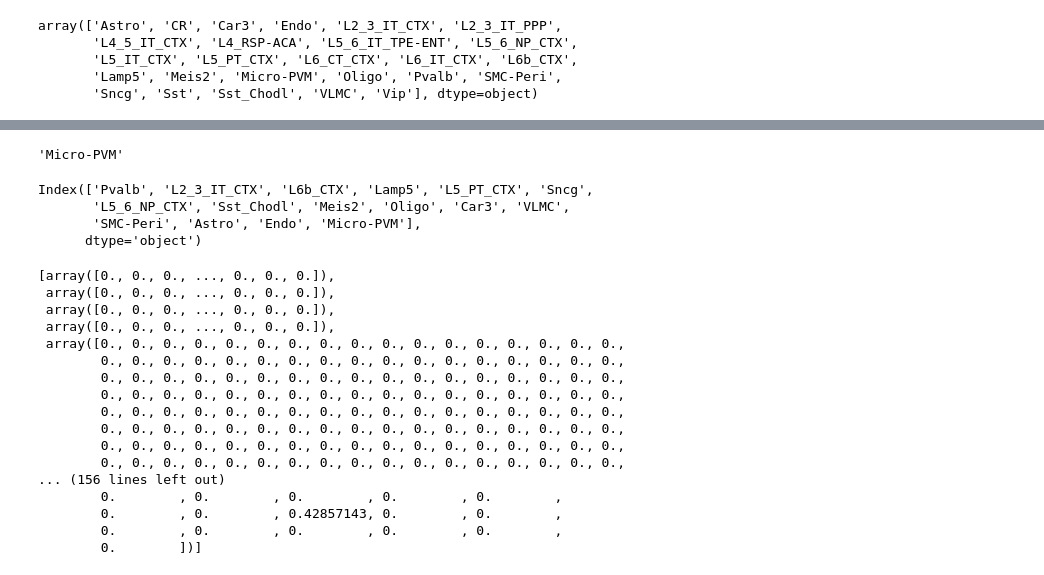
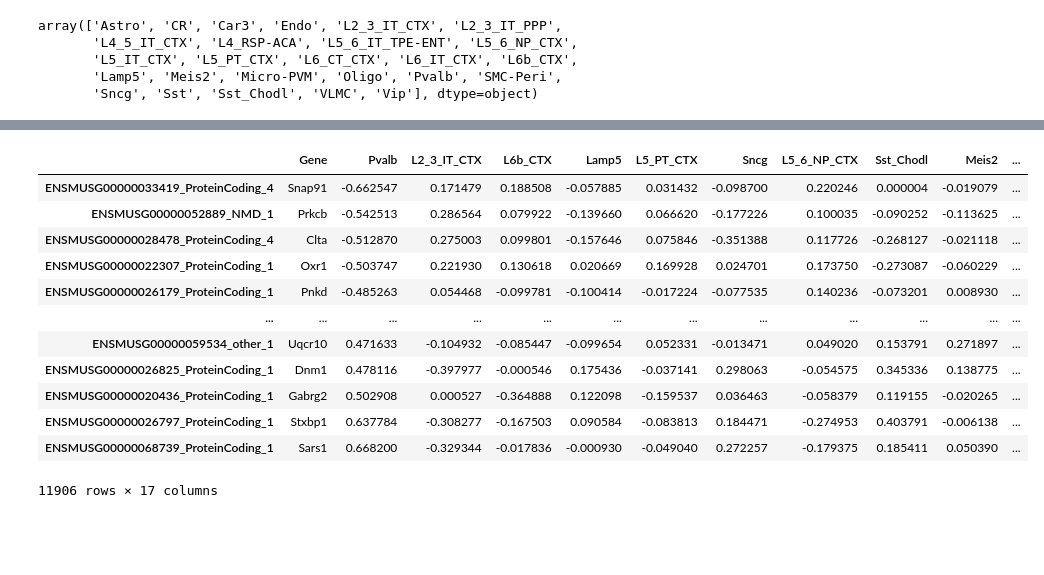
Before and after one commit to reliscu/pseudobulk_splicing_yao_2021_ACA_MOp_VISp, a Jupyter notebook: 13_plot_exon_ME_corrs.ipynb, the cells around one changed output, grey strips where cells are left out. Drawn from its saved outputs; the diff is of its cells as text; code cells hidden in the pictures; blank space fills up the shorter version.

```diff
--- a/13_plot_exon_ME_corrs.ipynb
+++ b/13_plot_exon_ME_corrs.ipynb
@@ -139,7 +162,7 @@ def violin_with_points(values_by_ct, ctypes, focus=None,
 data_source = f"yao_2021_ACA_MOp_VISp_STAR_SyntheticDataset1_10pcntCells_20SD_200samples_mergeParam0.95_subsetCutoff825.95_Modules_yao_2021_ACA_MOp_VISp_STAR_donor_subclass_label_pseudobulk_pairwise_DE_genes_strictFALSE_logFC3_nSignif21_enrichments"
 
 psi = pd.read_csv("data/yao_2021_ACA_MOp_VISp_STAR_SyntheticDataset1_10pcntCells_20SD_200samples_SJ_PSI.csv", index_col=0)
-corr_df = pd.read_csv(f"data/corrs/yao_2021_ACA_MOp_VISp_STAR_SyntheticDataset1_10pcntCells_20SD_200samples_mergeParam0.95_subsetCutoff825.95_Modules_yao_2021_ACA_MOp_VISp_STAR_donor_subclass_label_pseudobulk_pairwise_DE_genes_strictFALSE_logFC3_nSignif21_enrichments_PSI_vs_exon_corr.csv", index_col=0)
+psi_corr_df = pd.read_csv(f"data/corrs/yao_2021_ACA_MOp_VISp_STAR_SyntheticDataset1_10pcntCells_20SD_200samples_mergeParam0.95_subsetCutoff825.95_Modules_yao_2021_ACA_MOp_VISp_STAR_donor_subclass_label_pseudobulk_pairwise_DE_genes_strictFALSE_logFC3_nSignif21_enrichments_PSI_vs_exon_corr.csv", index_col=0)
 top_qval_mods_df = pd.read_csv("data/enrichments/yao_2021_ACA_MOp_VISp_STAR_SyntheticDataset1_10pcntCells_20SD_200samples_mergeParam0.95_subsetCutoff825.95_Modules_yao_2021_ACA_MOp_VISp_STAR_donor_subclass_label_pseudobulk_pairwise_DE_genes_strictFALSE_logFC3_nSignif21_enrichments_abund_corr.csv")
 # %%
 # Remove genes correlated with abundance < .75
@@ -276,31 +193,16 @@ Saved ENSMUSG00000019960_ProteinCoding_1
-# %%
-ct
-# %% [output]
-'Micro-PVM'
-# %%
-ctypes
-# %% [output]
-Index(['Pvalb', 'L2_3_IT_CTX', 'L6b_CTX', 'Lamp5', 'L5_PT_CTX', 'Sncg',
-       'L5_6_NP_CTX', 'Sst_Chodl', 'Meis2', 'Oligo', 'Car3', 'VLMC',
-       'SMC-Peri', 'Astro', 'Endo', 'Micro-PVM'],
-      dtype='object')
-# %%
-psi_vals_by_ct
-# %% [output]
-[array([0., 0., 0., ..., 0., 0., 0.]),
- array([0., 0., 0., ..., 0., 0., 0.]),
- array([0., 0., 0., ..., 0., 0., 0.]),
- array([0., 0., 0., ..., 0., 0., 0.]),
- array([0., 0., 0., 0., 0., 0., 0., 0., 0., 0., 0., 0., 0., 0., 0., 0., 0.,
-        0., 0., 0., 0., 0., 0., 0., 0., 0., 0., 0., 0., 0., 0., 0., 0., 0.,
-        0., 0., 0., 0., 0., 0., 0., 0., 0., 0., 0., 0., 0., 0., 0., 0., 0.,
-        0., 0., 0., 0., 0., 0., 0., 0., 0., 0., 0., 0., 0., 0., 0., 0., 0.,
-        0., 0., 0., 0., 0., 0., 0., 0., 0., 0., 0., 0., 0., 0., 0., 0., 0.,
-        0., 0., 0., 0., 0., 0., 0., 0., 0., 0., 0., 0., 0., 0., 0., 0., 0.,
-        0., 0., 0., 0., 0., 0., 0., 0., 0., 0., 0., 0., 0., 0., 0., 0., 0.,
-        0., 0., 0., 0., 0., 0., 0., 0., 0., 0., 0., 0., 0., 0., 0., 0., 0.,
-... (156 lines left out)
-        0.        , 0.        , 0.        , 0.        , 0.        ,
-        0.        , 0.        , 0.42857143, 0.        , 0.        ,
-        0.        , 0.        , 0.        , 0.        , 0.        ,
-        0.        ])]
+# %%
+psi_corr_df.sort_values("Pvalb")
+# %% [output]
+|  | Gene | Pvalb | L2_3_IT_CTX | L6b_CTX | Lamp5 | L5_PT_CTX | Sncg | L5_6_NP_CTX | Sst_Chodl | Meis2 | ... |
+| ENSMUSG00000033419_ProteinCoding_4 | Snap91 | -0.662547 | 0.171479 | 0.188508 | -0.057885 | 0.031432 | -0.098700 | 0.220246 | 0.000004 | -0.019079 | ... |
+| ENSMUSG00000052889_NMD_1 | Prkcb | -0.542513 | 0.286564 | 0.079922 | -0.139660 | 0.066620 | -0.177226 | 0.100035 | -0.090252 | -0.113625 | ... |
+| ENSMUSG00000028478_ProteinCoding_4 | Clta | -0.512870 | 0.275003 | 0.099801 | -0.157646 | 0.075846 | -0.351388 | 0.117726 | -0.268127 | -0.021118 | ... |
+| ENSMUSG00000022307_ProteinCoding_1 | Oxr1 | -0.503747 | 0.221930 | 0.130618 | 0.020669 | 0.169928 | 0.024701 | 0.173750 | -0.273087 | -0.060229 | ... |
+| ENSMUSG00000026179_ProteinCoding_1 | Pnkd | -0.485263 | 0.054468 | -0.099781 | -0.100414 | -0.017224 | -0.077535 | 0.140236 | -0.073201 | 0.008930 | ... |
+| ... | ... | ... | ... | ... | ... | ... | ... | ... | ... | ... | ... |
+| ENSMUSG00000059534_other_1 | Uqcr10 | 0.471633 | -0.104932 | -0.085447 | -0.099654 | 0.052331 | -0.013471 | 0.049020 | 0.153791 | 0.271897 | ... |
+| ENSMUSG00000026825_ProteinCoding_1 | Dnm1 | 0.478116 | -0.397977 | -0.000546 | 0.175436 | -0.037141 | 0.298063 | -0.054575 | 0.345336 | 0.138775 | ... |
+| ENSMUSG00000020436_ProteinCoding_1 | Gabrg2 | 0.502908 | 0.000527 | -0.364888 | 0.122098 | -0.159537 | 0.036463 | -0.058379 | 0.119155 | -0.020265 | ... |
+| ENSMUSG00000026797_ProteinCoding_1 | Stxbp1 | 0.637784 | -0.308277 | -0.167503 | 0.090584 | -0.083813 | 0.184471 | -0.274953 | 0.403791 | -0.006138 | ... |
+| ENSMUSG00000068739_ProteinCoding_1 | Sars1 | 0.668200 | -0.329344 | -0.017836 | -0.000930 | -0.049040 | 0.272257 | -0.179375 | 0.185411 | 0.050390 | ... |
+11906 rows × 17 columns
```
Also changed, not shown: parts of 18 cells of this notebook, 12 other files.
